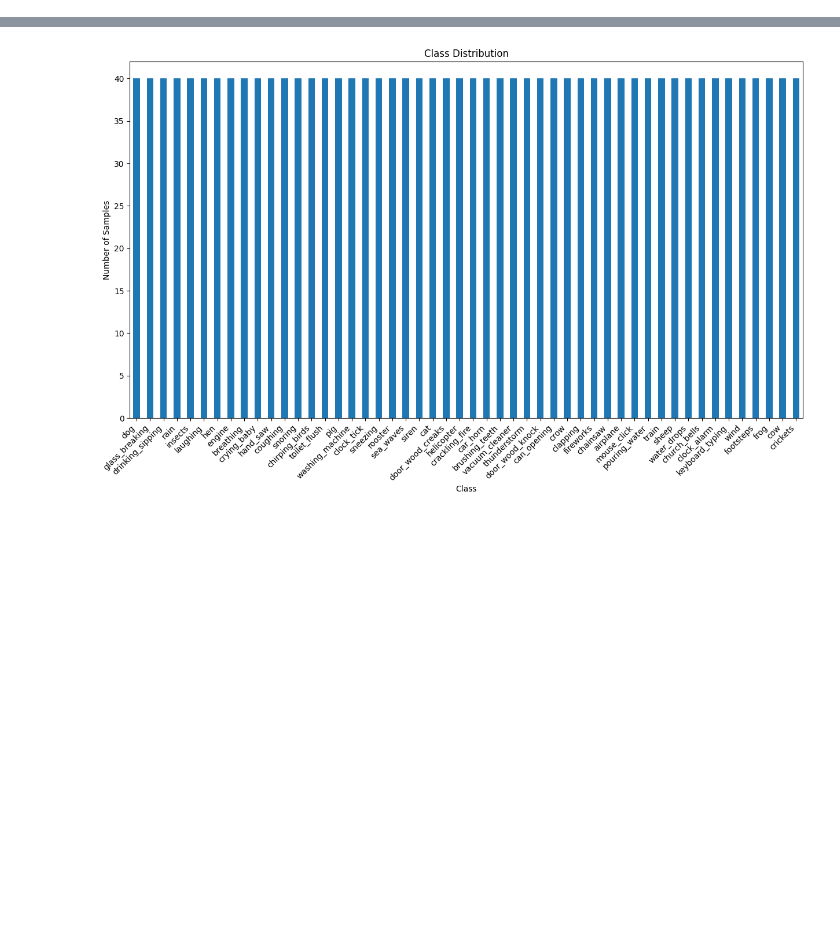
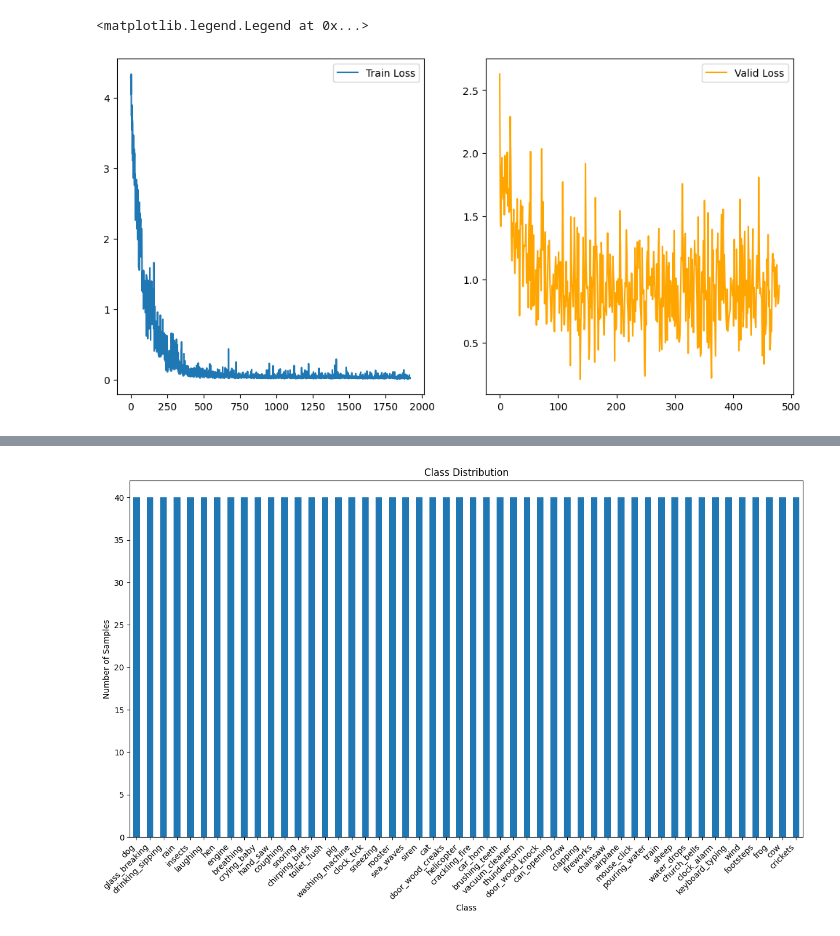
Before and after one commit to almogklein/TL_FS_C, a Jupyter notebook: ast_result_analyis.ipynb, the cells around one changed output, grey strips where cells are left out. Saved outputs shown, nothing was run; the diff lists cells and outputs as text; code cells hidden in the pictures; blank space fills up the shorter version.

```diff
--- a/ast_result_analyis.ipynb
+++ b/ast_result_analyis.ipynb
@@ -0,0 +23,2 @@
+# %%
+device = torch.device("cuda:0" if torch.cuda.is_available() else "cpu")
@@ -0,0 +309,7 @@
+# %%
+epochs = 50
+loss_fn = nn.CrossEntropyLoss()
+resnet_train_losses=[]
+resnet_valid_losses=[]
+
+train(resnet_model_34, loss_fn, train_loader, valid_loader, epochs, optimizer, learning_rate, resnet_train_losses, resnet_valid_losses, device, lr_decay)
@@ -0,0 +344,39 @@
+# %%
+learning_rate = 1e-4
+trainables = [p for p in resnet_model_18.parameters() if p.requires_grad]
+print('Total parameter number is : {:.3f} million'.format(sum(p.numel() for p in resnet_model_18.parameters()) / 1e6))
+print('Total trainable parameter number is : {:.3f} million'.format(sum(p.numel() for p in trainables) / 1e6))
+optimizer = torch.optim.Adam(trainables, learning_rate, weight_decay=5e-6, betas=(0.95, 0.999))
+
+epochs = 50
+loss_fn = nn.CrossEntropyLoss()
+resnet_train_losses=[]
+resnet_valid_losses=[]
+
+train(resnet_model_18, loss_fn, train_loader, valid_loader, epochs, optimizer, learning_rate, resnet_train_losses, resnet_valid_losses, device, lr_decay)
+# %%
+learning_rate = 1e-4
+trainables = [p for p in resnet_model_50.parameters() if p.requires_grad]
+print('Total parameter number is : {:.3f} million'.format(sum(p.numel() for p in resnet_model_50.parameters()) / 1e6))
+print('Total trainable parameter number is : {:.3f} million'.format(sum(p.numel() for p in trainables) / 1e6))
+optimizer = torch.optim.Adam(trainables, learning_rate, weight_decay=5e-6, betas=(0.95, 0.999))
+
+epochs = 50
+loss_fn = nn.CrossEntropyLoss()
+resnet_train_losses=[]
+resnet_valid_losses=[]
+
+train(resnet_model_50, loss_fn, train_loader, valid_loader, epochs, optimizer, learning_rate, resnet_train_losses, resnet_valid_losses, device, lr_decay)
+# %%
+tl = np.asarray(resnet_train_losses).ravel()
+vl = np.asarray(resnet_valid_losses).ravel()
+plt.figure(figsize=(12,6))
+plt.subplot(1,2,1)
+plt.plot(tl)
+plt.legend(['Train Loss'])
+plt.subplot(1,2,2)
+plt.plot(vl,'orange')
+plt.legend(['Valid Loss'])
+# %% [output]
+<matplotlib.legend.Legend at 0x...>
+[figure, added]
```
Also changed, not shown: parts of 42 cells of this notebook, 8 other files.
